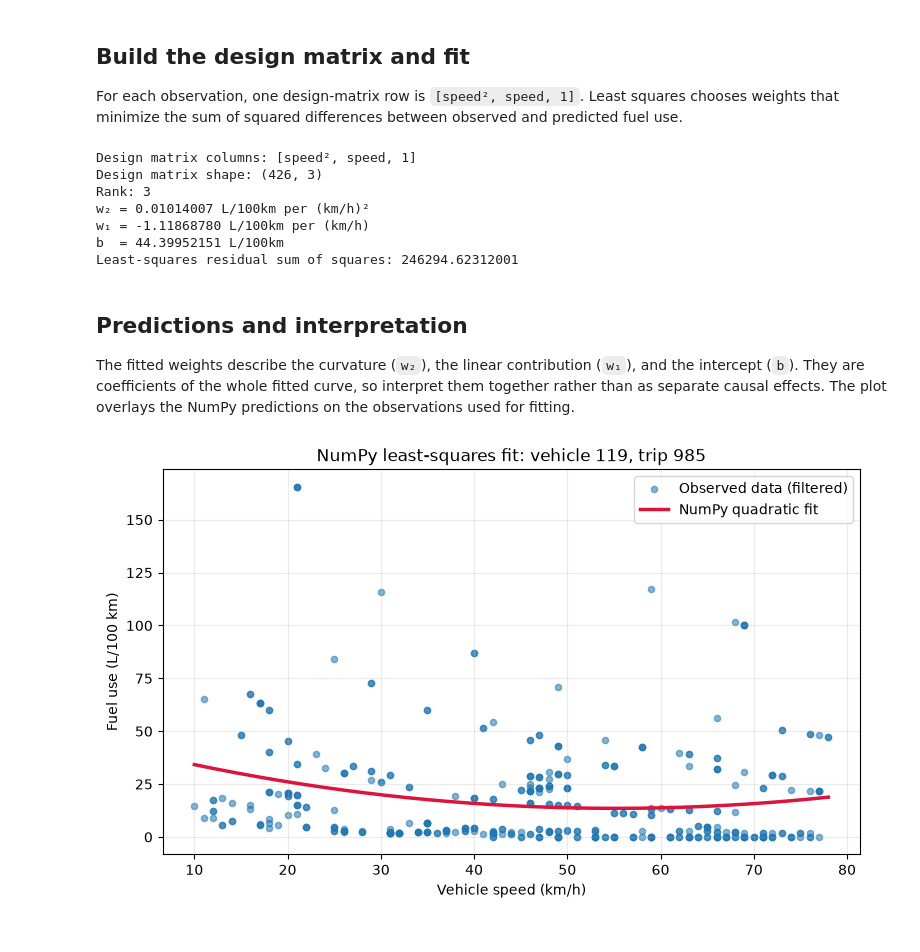
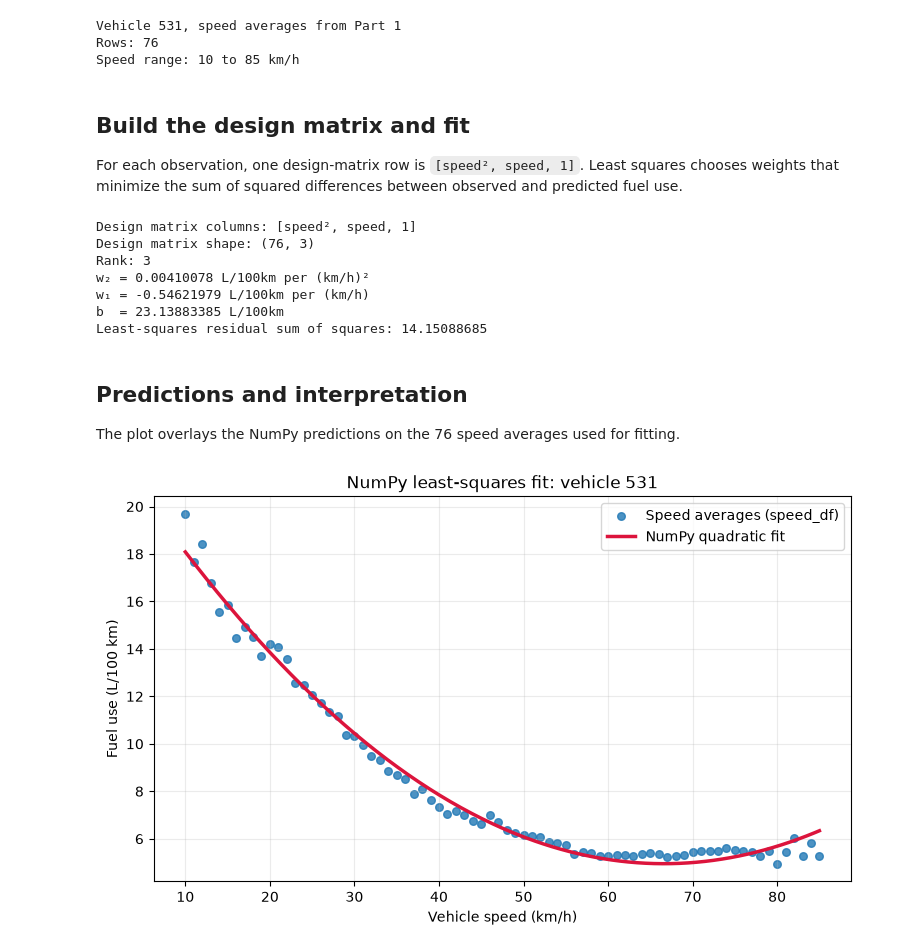
Before and after one commit to Namypark/ved-fuel-speed-linearization, a Jupyter notebook: src/numpy_model.ipynb, the cells around one changed output. Saved outputs shown, nothing was run; the diff lists cells and outputs as text; code cells hidden in the pictures.

```diff
--- a/src/numpy_model.ipynb
+++ b/src/numpy_model.ipynb
@@ -68,11 +17,30 @@ Rows excluded: 70
+# %%
+from transform_analysis import PolynomialTransformer
+
+speed_df = PolynomialTransformer().transform(speed_df)
+
+required_columns = {"speed", "speed_sq", "fuel_use"}
+missing_columns = required_columns.difference(speed_df.columns)
+if missing_columns:
+    raise ValueError(f"speed_df is missing required columns: {sorted(missing_columns)}")
+if len(speed_df) < 3:
+    raise ValueError("At least three observations are needed for a quadratic fit.")
+
+print("Vehicle 531, speed averages from Part 1")
+print(f"Rows: {len(speed_df)}")
+print(f"Speed range: {speed_df['speed'].min():.0f} to {speed_df['speed'].max():.0f} km/h")
+# %% [output]
+Vehicle 531, speed averages from Part 1
+Rows: 76
+Speed range: 10 to 85 km/h
 # %% [markdown]
 ## Build the design matrix and fit
 
 For each observation, one design-matrix row is `[speed², speed, 1]`. Least squares chooses weights that minimize the sum of squared differences between observed and predicted fuel use.
 # %%
-speed = df[speed_column].to_numpy(dtype=float)
-speed_sq = speed**2
-fuel_use = df[fuel_use_column].to_numpy(dtype=float)
+speed = speed_df["speed"].to_numpy(dtype=float)
+speed_sq = speed_df["speed_sq"].to_numpy(dtype=float)
+fuel_use = speed_df["fuel_use"].to_numpy(dtype=float)
 
 design_matrix = np.column_stack((speed_sq, speed, np.ones_like(speed)))
 weights, residual_sum_squares, rank, singular_values = np.linalg.lstsq(
@@ -90,29 +58,29 @@ print(f"b  = {b:.8f} L/100km")
 print(f"Least-squares residual sum of squares: {residual_sum_squares[0]:.8f}")
 # %% [output]
 Design matrix columns: [speed², speed, 1]
-Design matrix shape: (426, 3)
+Design matrix shape: (76, 3)
 Rank: 3
-w₂ = 0.01014007 L/100km per (km/h)²
-w₁ = -1.11868780 L/100km per (km/h)
-b  = 44.39952151 L/100km
-Least-squares residual sum of squares: 246294.62312001
+w₂ = 0.00410078 L/100km per (km/h)²
+w₁ = -0.54621979 L/100km per (km/h)
+b  = 23.13883385 L/100km
+Least-squares residual sum of squares: 14.15088685
 # %% [markdown]
 ## Predictions and interpretation
 
-The fitted weights describe the curvature (`w₂`), the linear contribution (`w₁`), and the intercept (`b`). They are coefficients of the whole fitted curve, so interpret them together rather than as separate causal effects. The plot overlays the NumPy predictions on the observations used for fitting.
+The plot overlays the NumPy predictions on the 76 speed averages used for fitting.
 # %%
 speed_line = np.linspace(speed.min(), speed.max(), 300)
 design_line = np.column_stack((speed_line**2, speed_line, np.ones_like(speed_line)))
 fuel_use_line = design_line @ weights
 
 plt.figure(figsize=(9, 5))
-plt.scatter(speed, fuel_use, s=20, alpha=0.55, label="Observed data (filtered)")
+plt.scatter(speed, fuel_use, s=30, alpha=0.8, label="Speed averages (speed_df)")
 plt.plot(speed_line, fuel_use_line, color="crimson", linewidth=2.5, label="NumPy quadratic fit")
 plt.xlabel("Vehicle speed (km/h)")
 plt.ylabel("Fuel use (L/100 km)")
-plt.title("NumPy least-squares fit: vehicle 119, trip 985")
+plt.title("NumPy least-squares fit: vehicle 531")
 plt.legend()
 plt.grid(alpha=0.25)
 plt.show()
 # %% [output]
-[figure, old version]
+[figure, new version]
```
Also changed, not shown: parts of 7 cells of this notebook, 1 other file.
